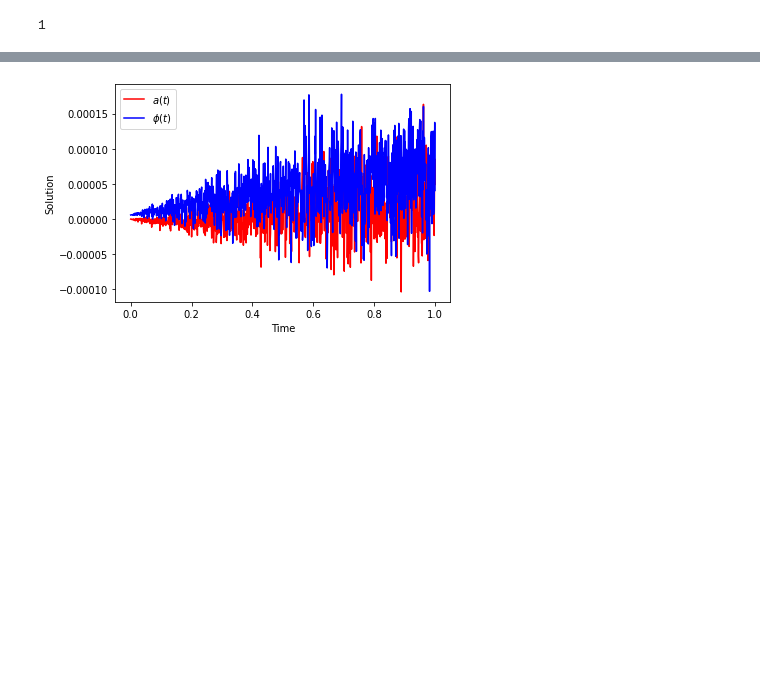
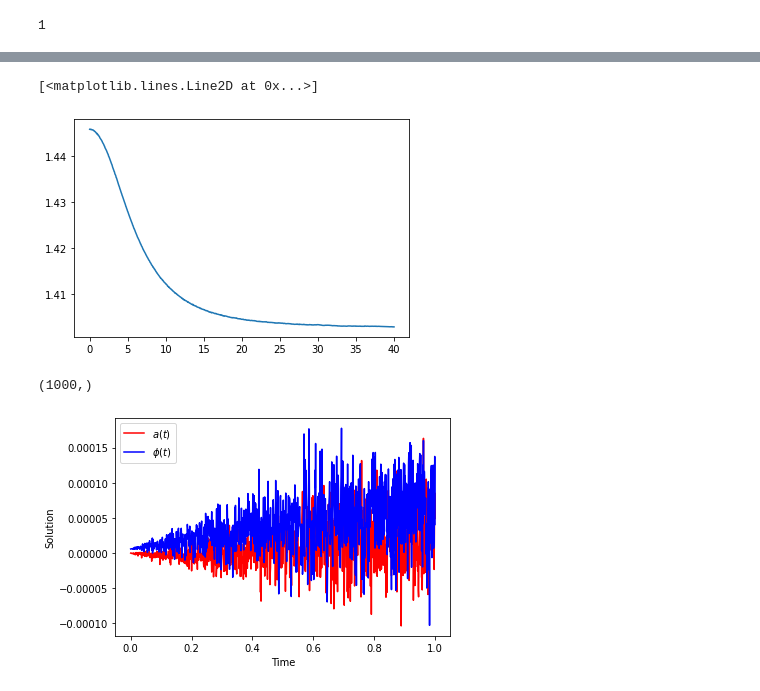
Before and after one commit to Weerachai-00/PINNs, a Jupyter notebook: Tutorial_tensorflow.ipynb, the cells around one changed output, grey strips where cells are left out. Saved outputs shown, nothing was run; the diff lists cells and outputs as text; code cells hidden in the pictures; blank space fills up the shorter version.

```diff
--- a/Tutorial_tensorflow.ipynb
+++ b/Tutorial_tensorflow.ipynb
@@ -109,18 +105,22 @@ class NN(tf.keras.Model):
         x = self.activation_3(x)
         return self.output_layer(x)
 """
+# @tf.keras.saving.register_keras_serializable()
+@tf.keras.utils.register_keras_serializable()
 class NN(tf.keras.Model):
     def __init__(self):
         super(NN, self).__init__()
-        self.hidden_layer_1 = tf.keras.layers.Dense(units = 64, activation='tanh')
-        self.hidden_layer_2 = tf.keras.layers.Dense(units = 64, activation='tanh')
-        self.hidden_layer_3 = tf.keras.layers.Dense(units = 64, activation='tanh')
-        self.output_layer = tf.keras.layers.Dense(units = NoN, activation=None)
+        self.hidden_layer_1 = tf.keras.layers.Dense(units = 256, activation='sigmoid')
+        self.hidden_layer_2 = tf.keras.layers.Dense(units = 256, activation='sigmoid')
+        self.hidden_layer_3 = tf.keras.layers.Dense(units = 256, activation='sigmoid')
+        self.hidden_layer_4 = tf.keras.layers.Dense(units = 256, activation='sigmoid')
+        self.output_layer = tf.keras.layers.Dense(units = 2)
 
     def call(self, x):
         x = self.hidden_layer_1(x)
         x = self.hidden_layer_2(x)
         x = self.hidden_layer_3(x)
+        x = self.hidden_layer_4(x)
         return self.output_layer(x)
 # %% [markdown]
 model = NN()
@@ -718,0 +748,10 @@ Epoch: 1900, Loss: [[0.29371047]]
+# %%
+tfi = 40
+t_tensor = tf.convert_to_tensor(np.linspace(t_in, tfi, N).reshape(-1, 1), dtype=tf.float32)
+u_pred = model(t_tensor).numpy()
+t_data = np.linspace(t_in,tfi,N).reshape(-1,1)
+u1_pred, u2_pred = u_pred[:, 0], u_pred[:, 1]
+plt.plot(t_data,u2_pred)
+# %% [output]
+[<matplotlib.lines.Line2D at 0x...>]
+[figure, added]
@@ -719,3 +764,7 @@ Epoch: 1900, Loss: [[0.29371047]]
+# %%
+u1_pred.shape
+# %% [output]
+(1000,)
 # %%
 plt.plot(t_data, u1_pred, label='$a(t)$',color ='r')
 plt.plot(t_data, u2_pred, label='$\phi(t)$',color ='b')
```
Also changed, not shown: parts of 12 cells of this notebook.
